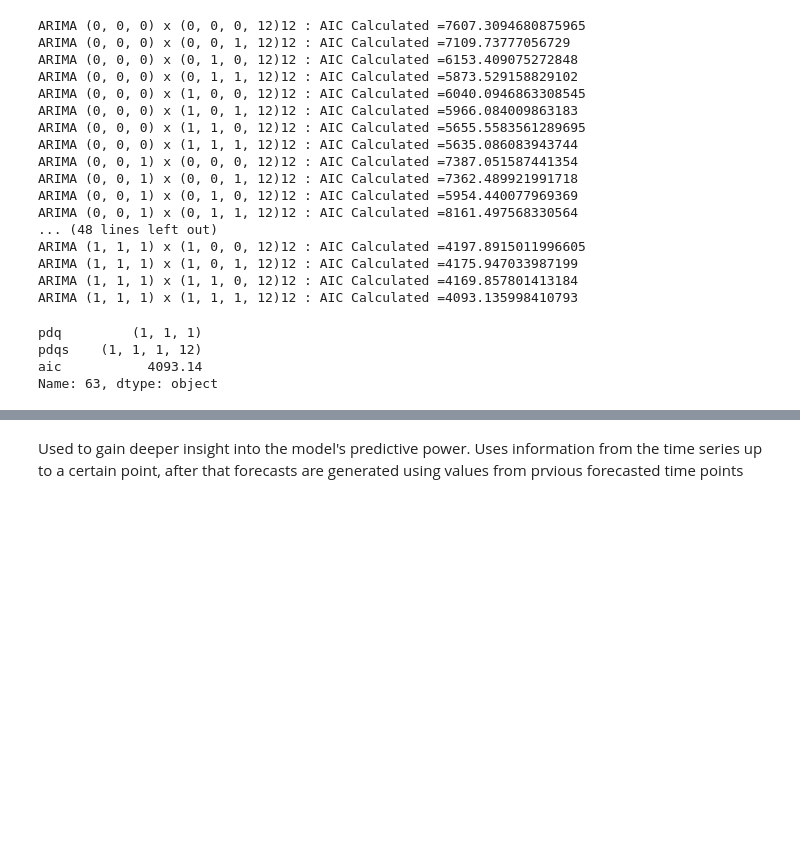
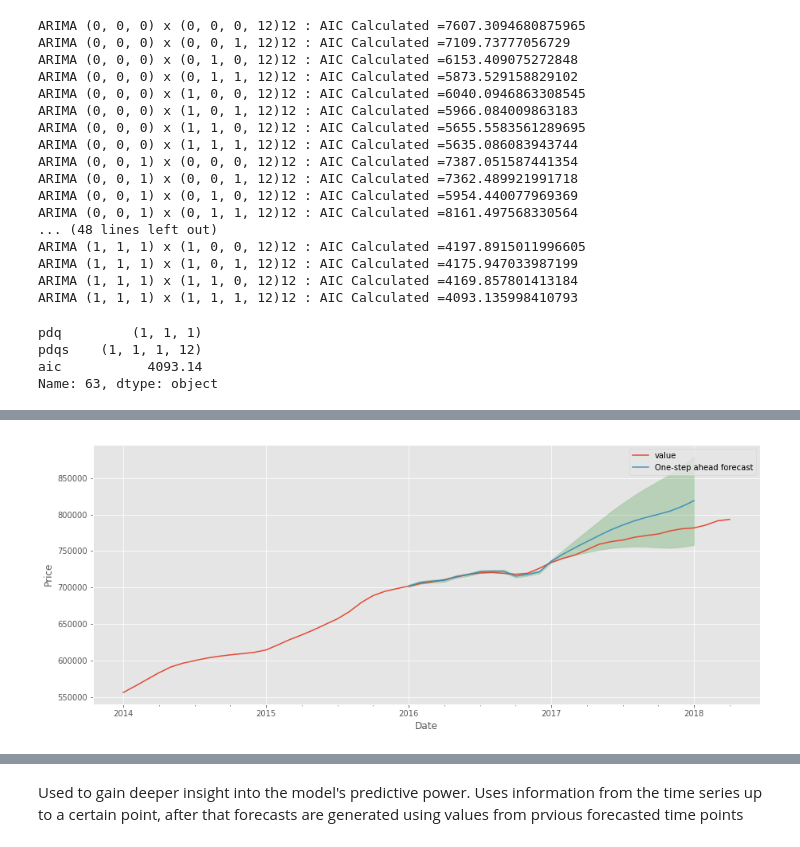
Before and after one commit to taramullin/Time-Series-Analysis_Zillow-Zipcode-Date, a Jupyter notebook: Time Series Analysis - Zillow Zip Codes.ipynb, the cells around one changed output, grey strips where cells are left out. Drawn from its saved outputs; the diff is of its cells as text; code cells hidden in the pictures; blank space fills up the shorter version.

Commit message:
multi versions of 20001 and started 20002

```diff
--- a/Time Series Analysis - Zillow Zip Codes.ipynb
+++ b/Time Series Analysis - Zillow Zip Codes.ipynb
@@ -851,0 +535,11 @@ The Mean Squared Error of our forecasts is 241567280.42
+# %%
+# plug the optimal parameter values into a new SARIMAX model.
+# Fit the model and print results
+ARIMA_MODEL20001_1 = sm.tsa.statespace.SARIMAX(melted20001[:'2016'],
+                                 order=(1, 1, 1),
+                                 seasonal_order=(1, 1, 1, 12),
+                                 enforce_stationarity=False,
+                                 enforce_invertibility=False)
+output20001_1 = ARIMA_MODEL20001_1.fit()
+
+print(output20001_1.summary().tables[1])
@@ -851,0 +583,5 @@ The Mean Squared Error of our forecasts is 241567280.42
+# %%
+# Get predictions starting from 2016-01-01 (where the training left off) and calculate confidence intervals.
+
+pred20001_1 = output20001_1.get_prediction(start=pd.to_datetime('2016-01-01'), dynamic=False, end=pd.to_datetime('2018-01-01'))
+pred_conf20001_1 = pred20001_1.conf_int()
@@ -851,0 +608,24 @@ The Mean Squared Error of our forecasts is 241567280.42
+# %%
+# Plot real vs predicted values along with confidence interval
+
+rcParams['figure.figsize'] = 15, 6
+
+#Plot observed values
+ax = melted20001['2014':].plot(label = 'Observed')
+
+#Plot predicted values
+pred20001_1.predicted_mean.plot(ax=ax, label='One-step ahead forecast', alpha=.9)
+
+#Plot the range for confidence intervals
+ax.fill_between(pred_conf20001_1.index,
+                pred_conf20001_1.iloc[:, 0],
+                pred_conf20001_1.iloc[:, 1], color='g', alpha=.20)
+
+#Set axes labels
+ax.set_xlabel('Date')
+ax.set_ylabel('Price')
+plt.legend()
+
+plt.show()
+# %% [output]
+[figure, added]
```
Also changed, not shown: parts of 202 cells of this notebook.
